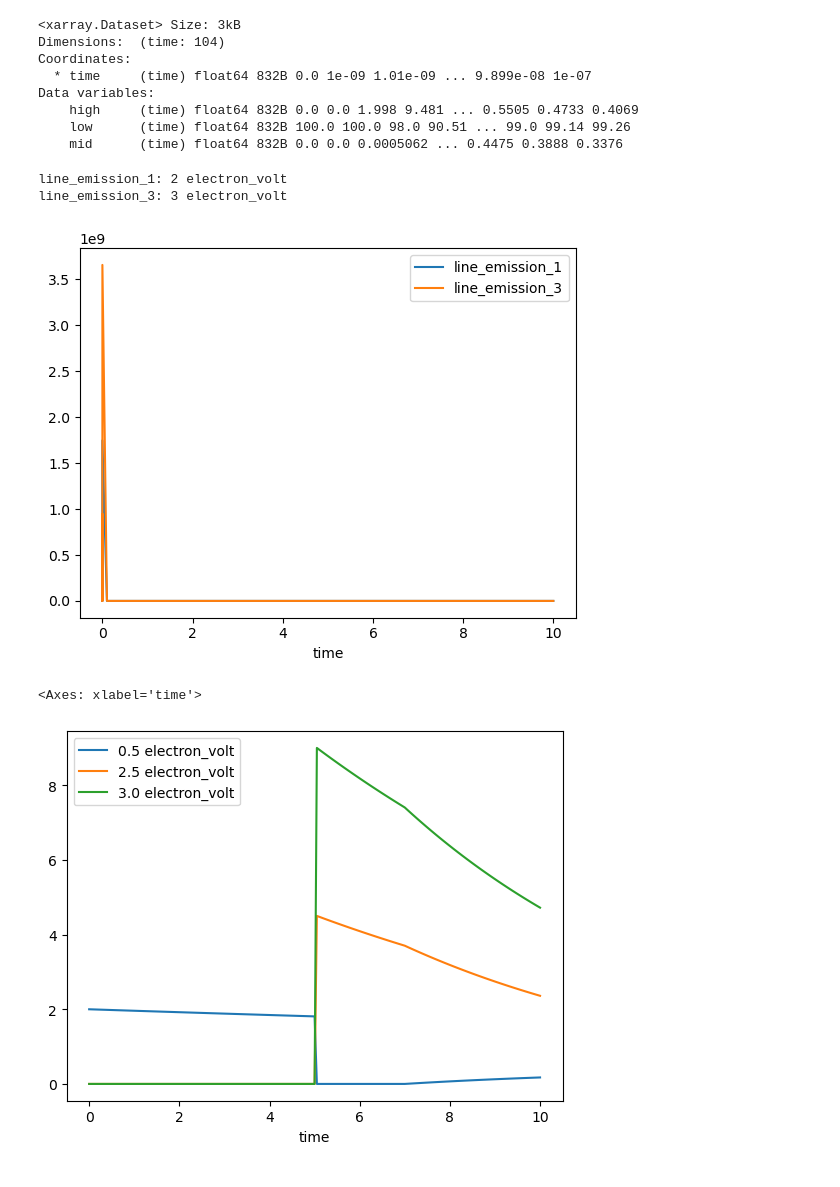
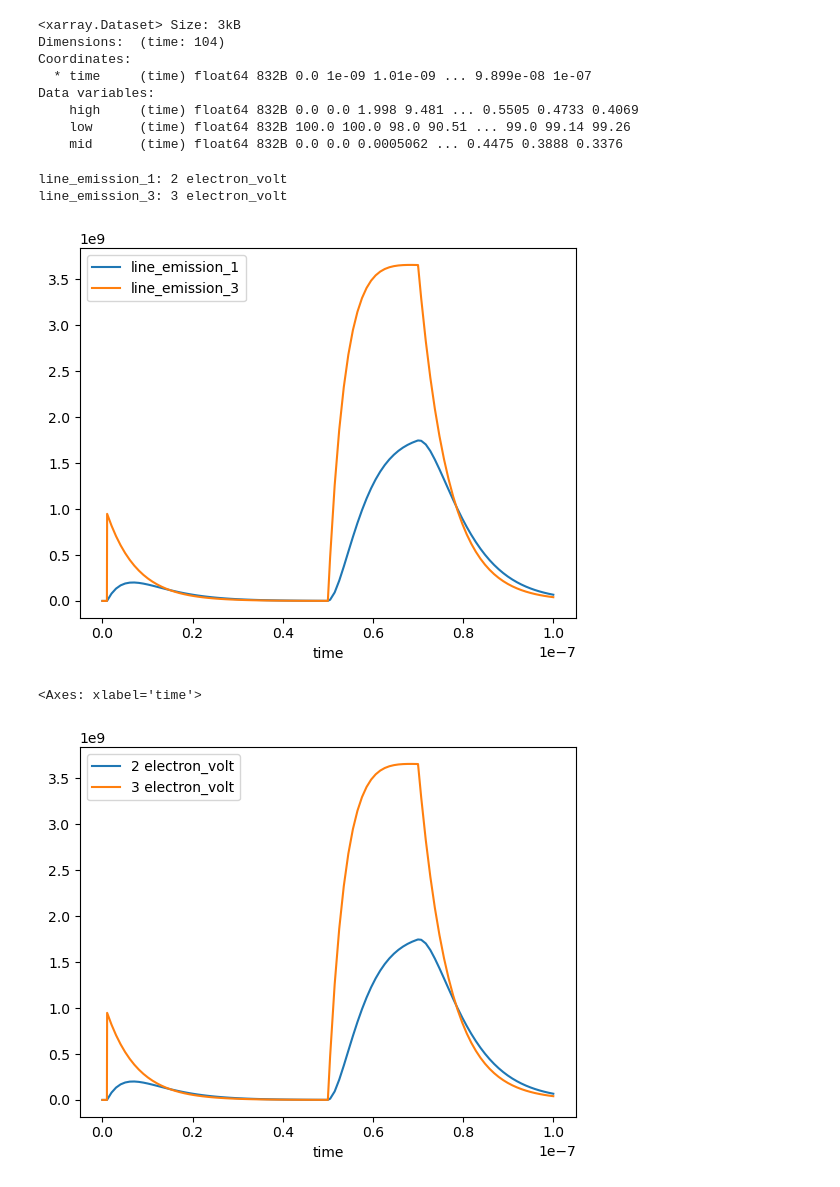
Before and after one commit to dyscolab/jablonski, a Jupyter notebook: examples/time_resolved.ipynb, the cells around one changed output. Cells and saved outputs as stored; diff of their text form; code cells hidden in the pictures.

```diff
--- a/examples/time_resolved.ipynb
+++ b/examples/time_resolved.ipynb
@@ -66,7 +66,7 @@ Data variables:
 # %%
 # spectral time resolved emission for same excitation
 result_2 = spectral_time_resolved_emission(
-    Model, excitation=delta | pulse, save_at=np.linspace(0, 10, 100)
+    Model, excitation=delta | pulse, save_at=np.linspace(0, 10e-8, 100)
 )
 result_2.pint.dequantify().to_dataframe().plot()
 
@@ -76,16 +76,16 @@ for line, energy in result_2.attrs.items():
 # %% [output]
 line_emission_1: 2 electron_volt
 line_emission_3: 3 electron_volt
-[figure, old version]
+[figure, new version]
 # %%
 # join_by_energy groups lines of the same energy and outputs energy instead of name
 result_2 = spectral_time_resolved_emission(
     Model,
     excitation=delta | pulse,
-    save_at=np.linspace(0, 10, 100),
+    save_at=np.linspace(0, 10e-8, 100),
     join_by_energy=True,
 )
 result_2.pint.dequantify().to_dataframe().plot()
 # %% [output]
 <Axes: xlabel='time'>
-[figure, old version]
+[figure, new version]
```
Also changed, not shown: 3 other files.
